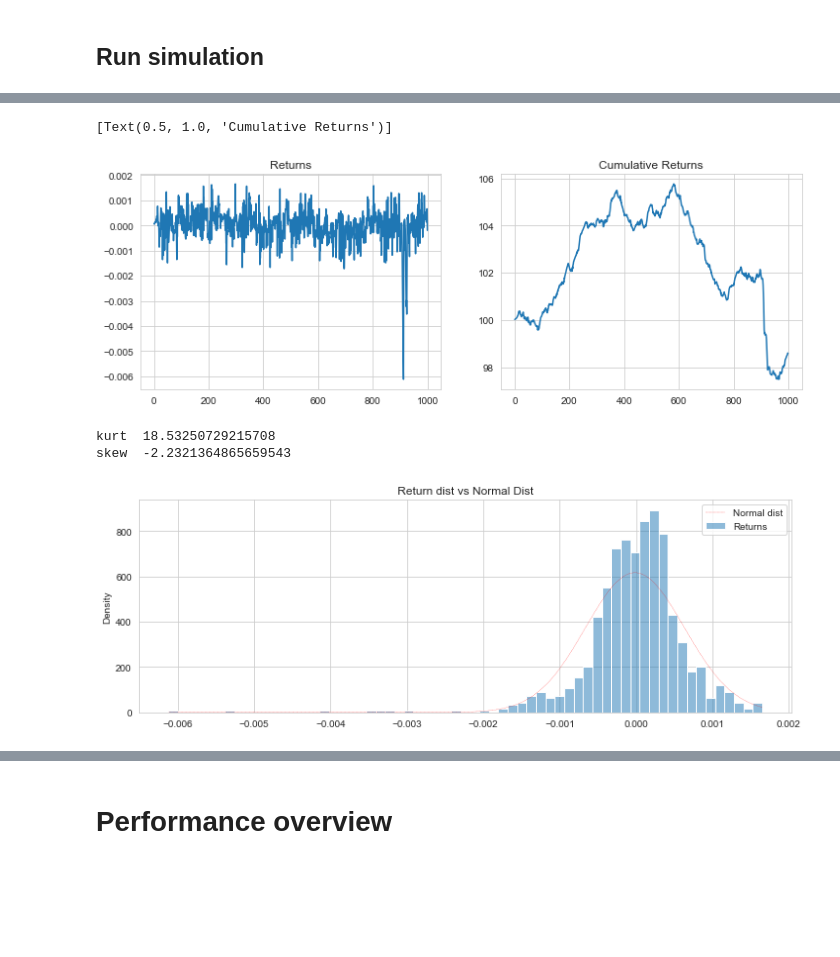
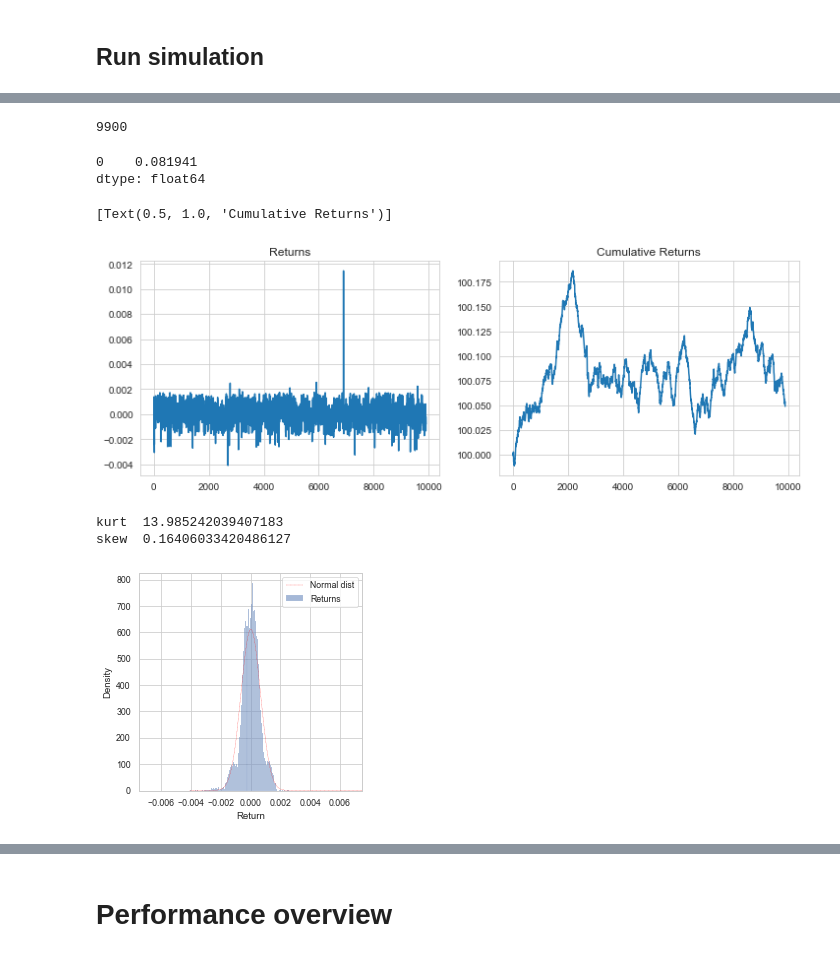
Before and after one commit to victoremil1996/rl_for_trading, a Jupyter notebook: notebooks/market_simulation_main.ipynb, the cells around one changed output, grey strips where cells are left out. Cells and saved outputs as stored; diff of their text form; code cells hidden in the pictures; blank space fills up the shorter version.

```diff
--- a/notebooks/market_simulation_main.ipynb
+++ b/notebooks/market_simulation_main.ipynb
@@ -39,4 +39,4 @@ Initializations
 """
 pd.set_option('display.max_columns', None)  # or 1000
 pd.set_option('display.max_rows', None)
-sns.set_style("whitegrid")
+sns.set_theme("paper","whitegrid")
@@ -195,7 +208,17 @@ for time in range(time_periods):
+# %%
+len(returns)
+# %% [output]
+9900
+# %%
+returns.max()
+# %% [output]
+0    0.081941
+dtype: float64
 # %%
-mp = pd.DataFrame(state['market_prices'][100:])
+mp = pd.DataFrame(market_prices[100:])
 returns = mp / mp.shift(1)  - 1
-
+returns = returns[abs(returns.values) <= 0.0125]
+mp = 100 + (returns).cumsum()
 fig, ax = plt.subplots(1, 2, figsize = (12, 4))
 
 ax[0].plot(returns)
@@ -205,7 +228,7 @@ ax[1].set(title = "Cumulative Returns")
 #plt.savefig("plots/returns_cumreturns.png")
 # %% [output]
 [Text(0.5, 1.0, 'Cumulative Returns')]
-[figure, old version]
+[figure, new version]
 # %%
 def weighted_mean(var, wts):
     """Calculates the weighted mean"""
@@ -226,29 +249,32 @@ def weighted_kurtosis(var, wts):
     return (np.average((var - weighted_mean(var, wts))**4, weights=wts) /
             weighted_variance(var, wts)**(2))
 # %%
+title = "Return dist vs Normal Dist"
 avg = np.nanmean(returns)
 std = np.std(returns)[0]
 n = len(returns)
 x = np.linspace(np.max(returns)[0], np.min(returns)[0], n)
 norm_dist = stats.norm.pdf(x, avg, std)
 kurt = weighted_kurtosis(returns[1:], wts = np.ones_like(returns[1:]))
 skew = weighted_skew(returns[1:], wts = np.ones_like(returns[1:]))
-fig, ax = plt.subplots( figsize = (12, 4))
+fig, ax = plt.subplots( figsize = (4, 4))
 
 sns.histplot(returns, stat = "density", label = "Returns", ax = ax)
 ax.plot(x, norm_dist, label = "Normal dist", ls = "--", color = "red", lw = 0.25)
 ax.legend()
-ax.set(title = "Return dist vs Normal Dist")
+ax.set(xlim = (-0.0075, 0.0075), xlabel = "Return")
 #ax.text(-0.04, 55, f"kurt = {kurt:.1f}", fontsize = 15)
 #ax.text(-0.04, 45, f"skew = {skew:.1f}", fontsize = 15)
 #
+
 print("kurt ", kurt)
 print("skew ", skew)
-#plt.savefig("plots/kurtosis_dist.png")
+#fig.tight_layout()
+plt.savefig("plots/kurtosis_dist_bf_rl.png")
 # %% [output]
-kurt  18.53250729215708
-skew  -2.2321364865659543
+kurt  13.985242039407183
+skew  0.16406033420486127
-[figure, old version]
+[figure, new version]
 # %%
 
 fig, ax = plt.subplots( figsize = (12, 4))
```
Also changed, not shown: parts of 5 cells of this notebook, 2 other files.
